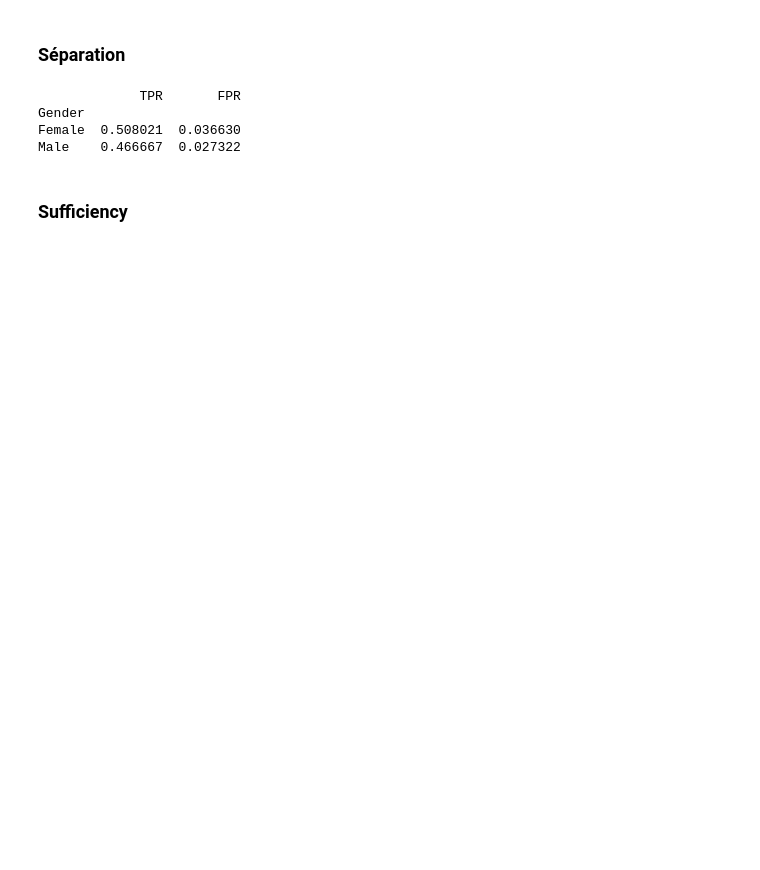
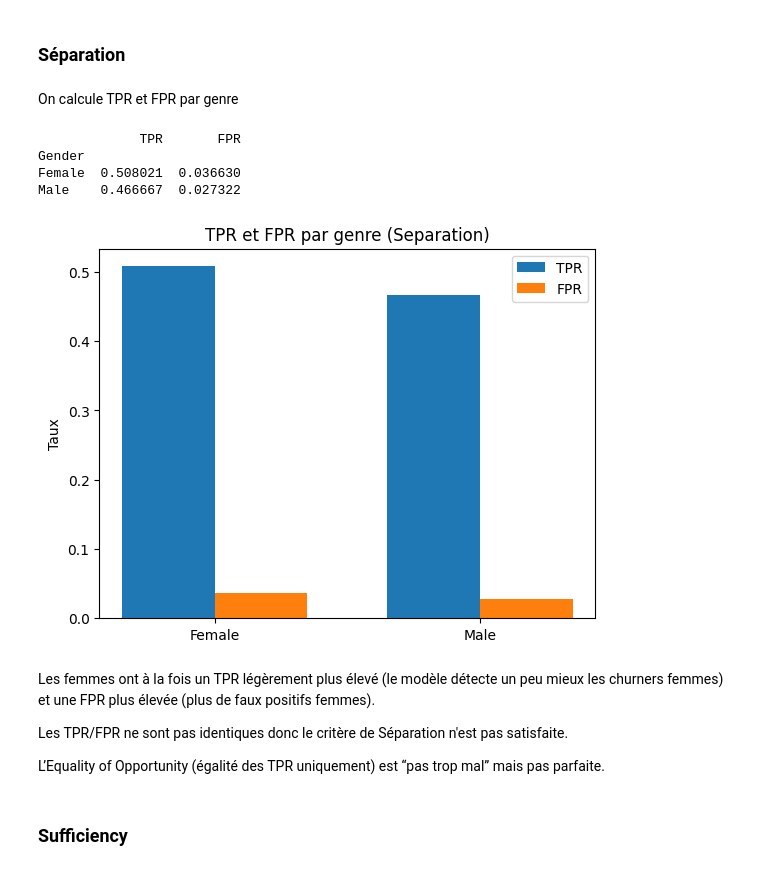
Before and after one commit to zakel912/MAL, a Jupyter notebook: tp5.ipynb, the cells around one changed output. Cells and saved outputs as stored; diff of their text form; code cells hidden in the pictures; blank space fills up the shorter version.

```diff
--- a/tp5.ipynb
+++ b/tp5.ipynb
@@ -345,25 +346,45 @@ Name: y_pred, dtype: float64
 # %% [markdown]
 ### Séparation
+# %% [markdown]
+On calcule TPR et FPR par genre
 # %%
 import numpy as np
 
 def group_stats(group):
     y_true = group["y_true"].values
     y_pred = group["y_pred"].values
     tp = ((y_pred == 1) & (y_true == 1)).sum()
     fp = ((y_pred == 1) & (y_true == 0)).sum()
     tn = ((y_pred == 0) & (y_true == 0)).sum()
     fn = ((y_pred == 0) & (y_true == 1)).sum()
     tpr = tp / (tp + fn) if (tp + fn) > 0 else np.nan
     fpr = fp / (fp + tn) if (fp + tn) > 0 else np.nan
     return pd.Series({"TPR": tpr, "FPR": fpr})
 
 sep = test.groupby("Gender").apply(group_stats)
 print(sep)
+
+plt.figure()
+x = np.arange(len(sep))
+width = 0.35
+plt.bar(x - width/2, sep["TPR"], width, label="TPR")
+plt.bar(x + width/2, sep["FPR"], width, label="FPR")
+plt.xticks(x, sep.index)
+plt.ylabel("Taux")
+plt.title("TPR et FPR par genre (Separation)")
+plt.legend()
+plt.show()
 # %% [output]
              TPR       FPR
 Gender
 Female  0.508021  0.036630
 Male    0.466667  0.027322
+[figure, added]
+# %% [markdown]
+Les femmes ont à la fois un TPR légèrement plus élevé (le modèle détecte un peu mieux les churners femmes) et une FPR plus élevée (plus de faux positifs femmes).
+
+Les TPR/FPR ne sont pas identiques donc le critère de Séparation n'est pas satisfaite.
+
+L’Equality of Opportunity (égalité des TPR uniquement) est “pas trop mal” mais pas parfaite.
 # %% [markdown]
 ### Sufficiency
```
Also changed, not shown: parts of 17 cells of this notebook.
